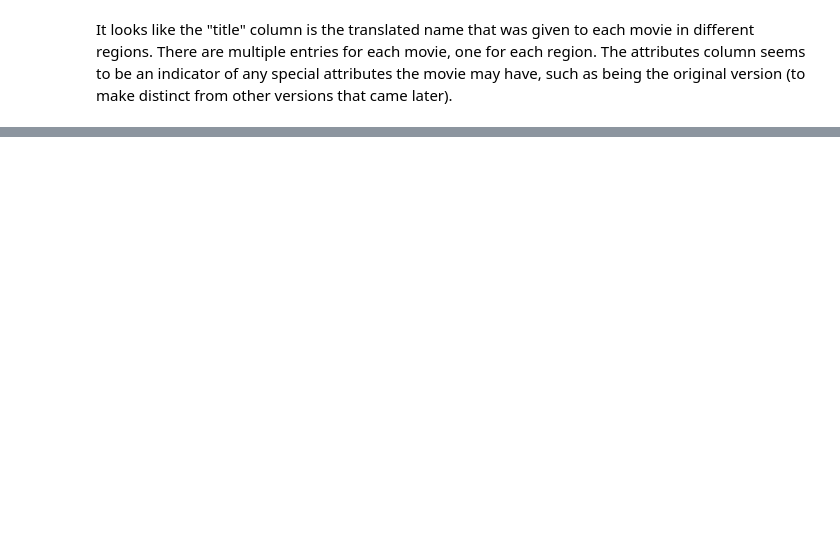
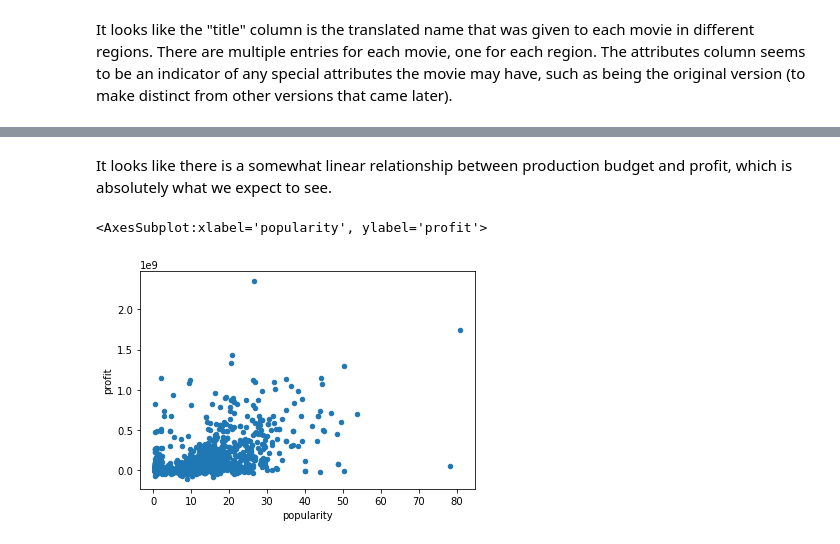
Before and after one commit to Davidkeebler/Real-Box-Office-Analysis, a Jupyter notebook: index.ipynb, the cells around one changed output, grey strips where cells are left out. Cells and saved outputs as stored; diff of their text form; code cells hidden in the pictures; blank space fills up the shorter version.

```diff
--- a/index.ipynb
+++ b/index.ipynb
@@ -202,0 +350,7 @@ imdbdf
+# %% [markdown]
+It looks like there is a somewhat linear relationship between production budget and profit, which is absolutely what we expect to see.
+# %%
+giantdf.plot.scatter(x='popularity', y='profit')
+# %% [output]
+<AxesSubplot:xlabel='popularity', ylabel='profit'>
+[figure, added]
```
Also changed, not shown: parts of 40 cells of this notebook.
